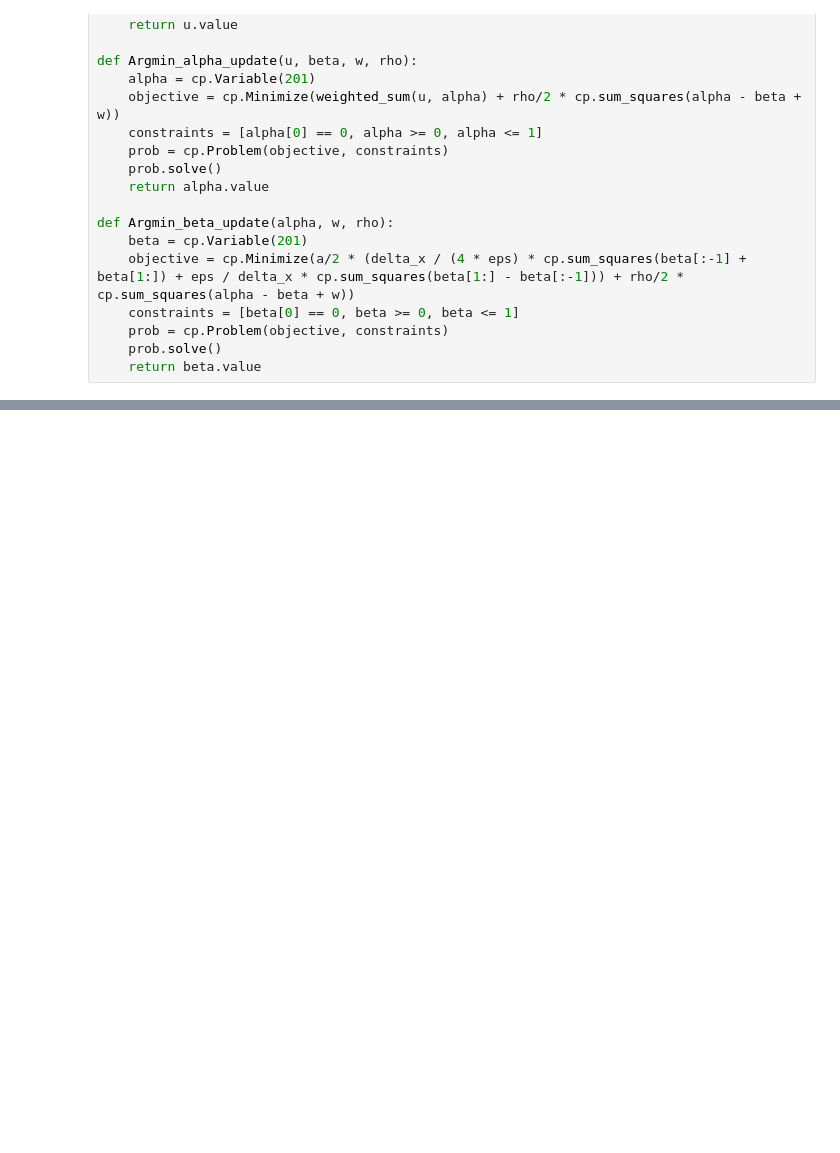
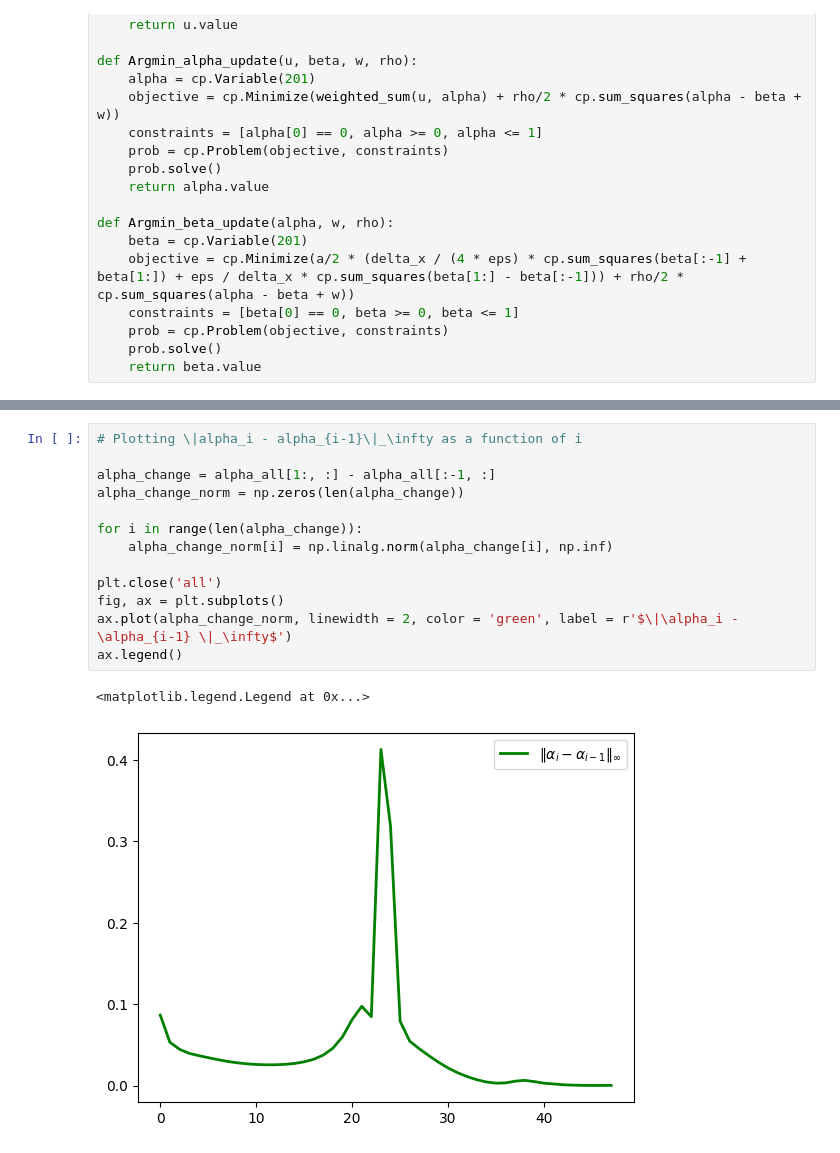
Before and after one commit to jiwei-peng/ADMM, a Jupyter notebook: ADMM 2.ipynb, the cells around one changed output, grey strips where cells are left out. Saved outputs shown, nothing was run; the diff lists cells and outputs as text; blank space fills up the shorter version.

```diff
--- a/ADMM 2.ipynb
+++ b/ADMM 2.ipynb
@@ -119,3 +151,19 @@ ax.legend()
+# %%
+# Plotting \|alpha_i - alpha_{i-1}\|_\infty as a function of i
+
+alpha_change = alpha_all[1:, :] - alpha_all[:-1, :]
+alpha_change_norm = np.zeros(len(alpha_change))
+
+for i in range(len(alpha_change)):
+    alpha_change_norm[i] = np.linalg.norm(alpha_change[i], np.inf)
+
+plt.close('all')
+fig, ax = plt.subplots()
+ax.plot(alpha_change_norm, linewidth = 2, color = 'green', label = r'$\|\alpha_i - \alpha_{i-1} \|_\infty$')
+ax.legend()
+# %% [output]
+<matplotlib.legend.Legend at 0x...>
+[figure, added]
 # %%
 # Alternating Minimization
 
```
Also changed, not shown: parts of 10 cells of this notebook.
